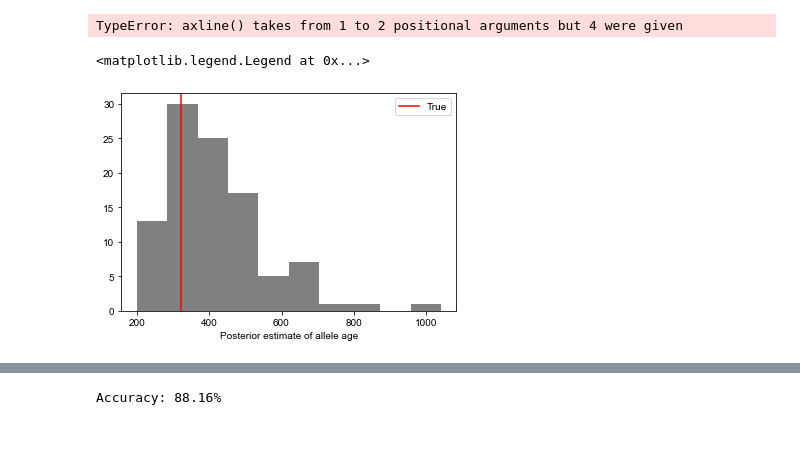
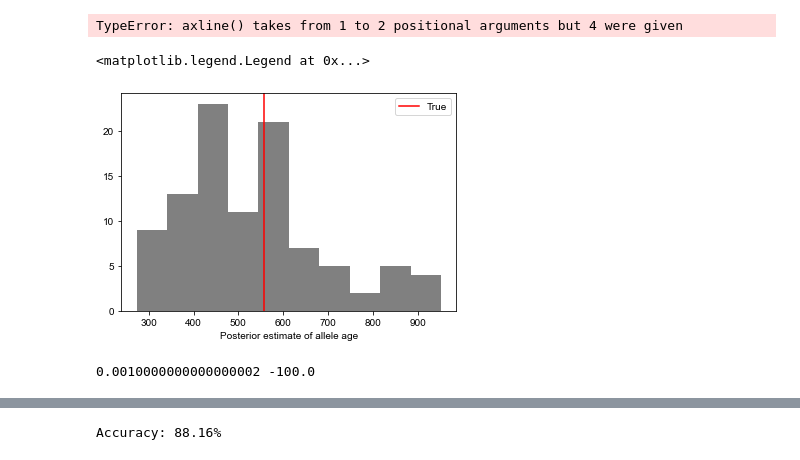
Before and after one commit to VivaswatS/selCoefEst, a Jupyter notebook: working_selCoefEst.ipynb, the cells around one changed output, grey strips where cells are left out. Drawn from its saved outputs; the diff is of its cells as text; code cells hidden in the pictures.

Commit message:
working 1 parameter Normal dist for age pred

```diff
--- a/working_selCoefEst.ipynb
+++ b/working_selCoefEst.ipynb
@@ -300,10 +315,14 @@ plt.plot(np.exp(np.mean(preds_vae,0)), np.mean(np.exp(preds_vae),0), 'o',  color
 TypeError: axline() takes from 1 to 2 positional arguments but 4 were given
 # %%
 ## plot histogram of samples of allele age...
-plt.hist(np.exp(preds_vae[:,531]), color="grey")
+plt.hist(np.exp(preds_vae[:,5]), color="grey")
 plt.xlabel('Posterior estimate of allele age')
-plt.axvline(x=np.exp(test_labs[531]), color="red", label="True")
+plt.axvline(x=np.exp(test_labs[5]), color="red", label="True")
 plt.legend()
 # %% [output]
 <matplotlib.legend.Legend at 0x...>
-[figure, old version]
+[figure, new version]
+# %%
+pa = decoder.predict_proba(z_preds[0])
+# %% [output]
+0.0010000000000000002 -100.0
```
Also changed, not shown: parts of 8 cells of this notebook, 1 other file.
